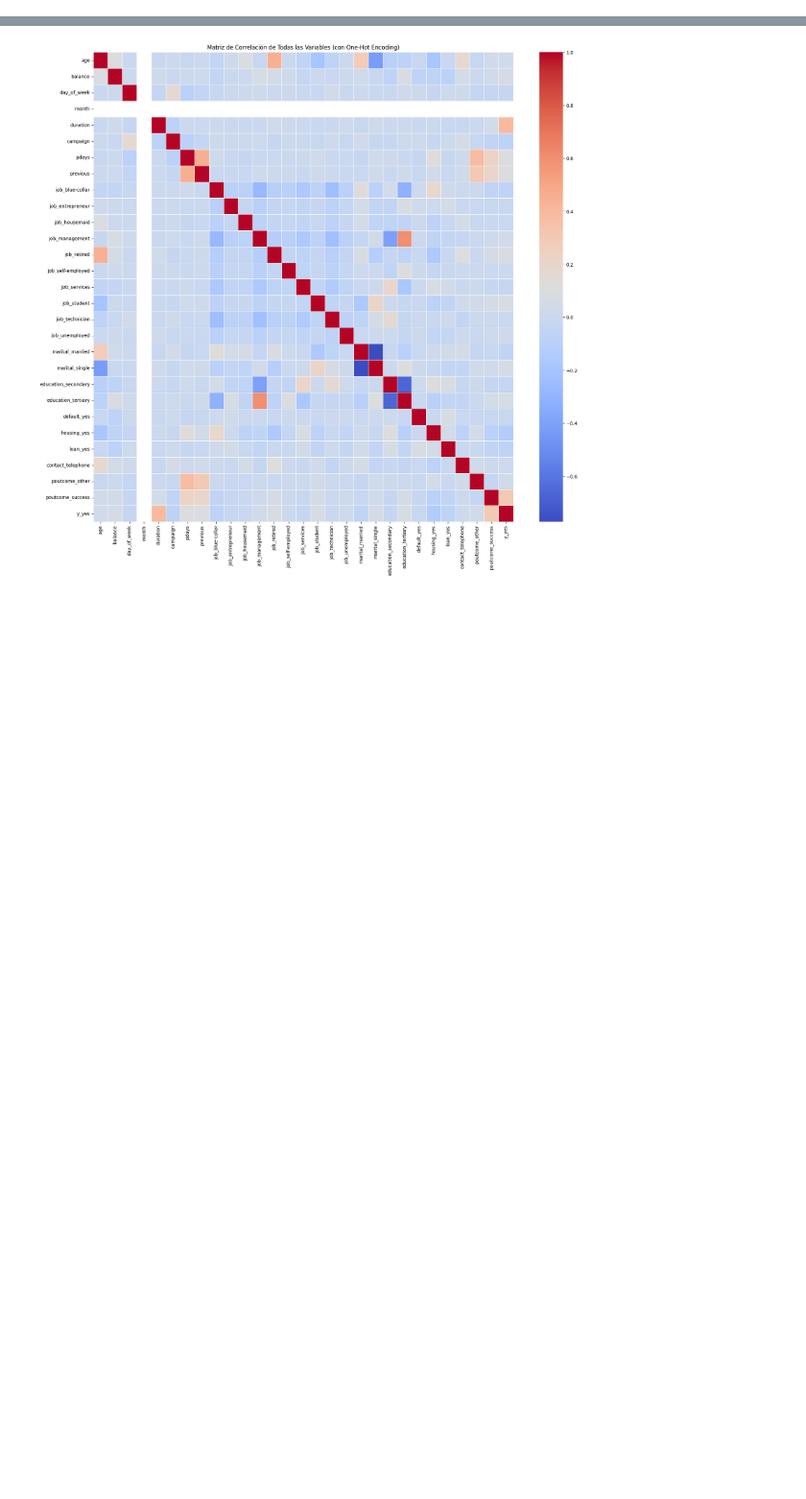
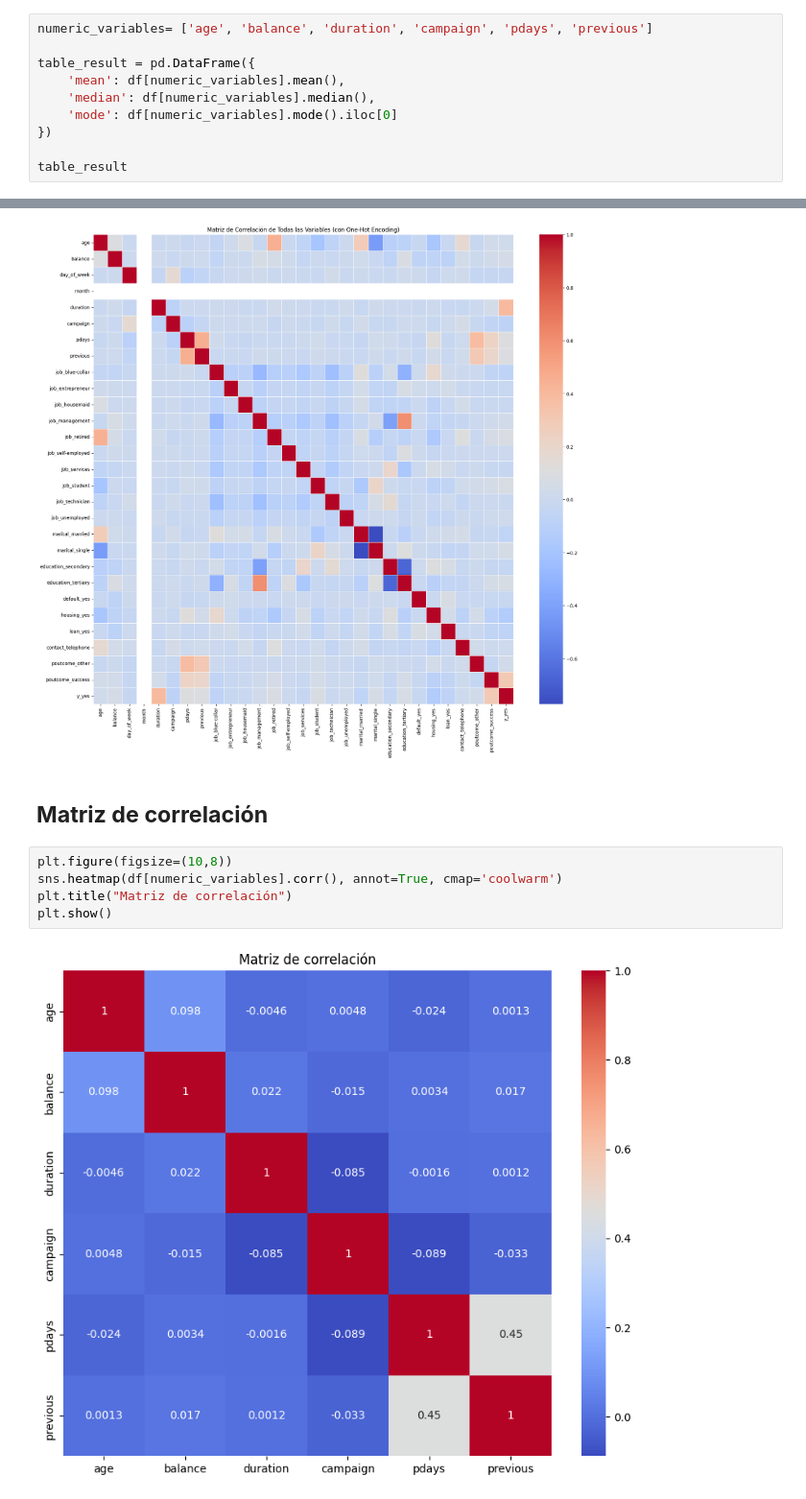
Before and after one commit to lfescobarg/Proyecto_final_MLops, a Jupyter notebook: notebooks/EDA.ipynb, the cells around one changed output, grey strips where cells are left out. Shown at 96% size. Cells and saved outputs as stored; diff of their text form; blank space fills up the shorter version.

```diff
--- a/notebooks/EDA.ipynb
+++ b/notebooks/EDA.ipynb
@@ -155,0 +169,10 @@ df.describe()
+# %%
+numeric_variables= ['age', 'balance', 'duration', 'campaign', 'pdays', 'previous']
+
+table_result = pd.DataFrame({
+    'mean': df[numeric_variables].mean(),
+    'median': df[numeric_variables].median(),
+    'mode': df[numeric_variables].mode().iloc[0]
+})
+
+table_result
@@ -301,3 +394,12 @@ plt.title('Matriz de Correlación de Todas las Variables (con One-Hot Encoding)'
 plt.show()
 # %% [output]
 [figure]
+# %% [markdown]
+## **Matriz de correlación**
+# %%
+plt.figure(figsize=(10,8))
+sns.heatmap(df[numeric_variables].corr(), annot=True, cmap='coolwarm')
+plt.title("Matriz de correlación")
+plt.show()
+# %% [output]
+[figure, added]
```
Also changed, not shown: parts of 29 cells of this notebook, 2 other files.
